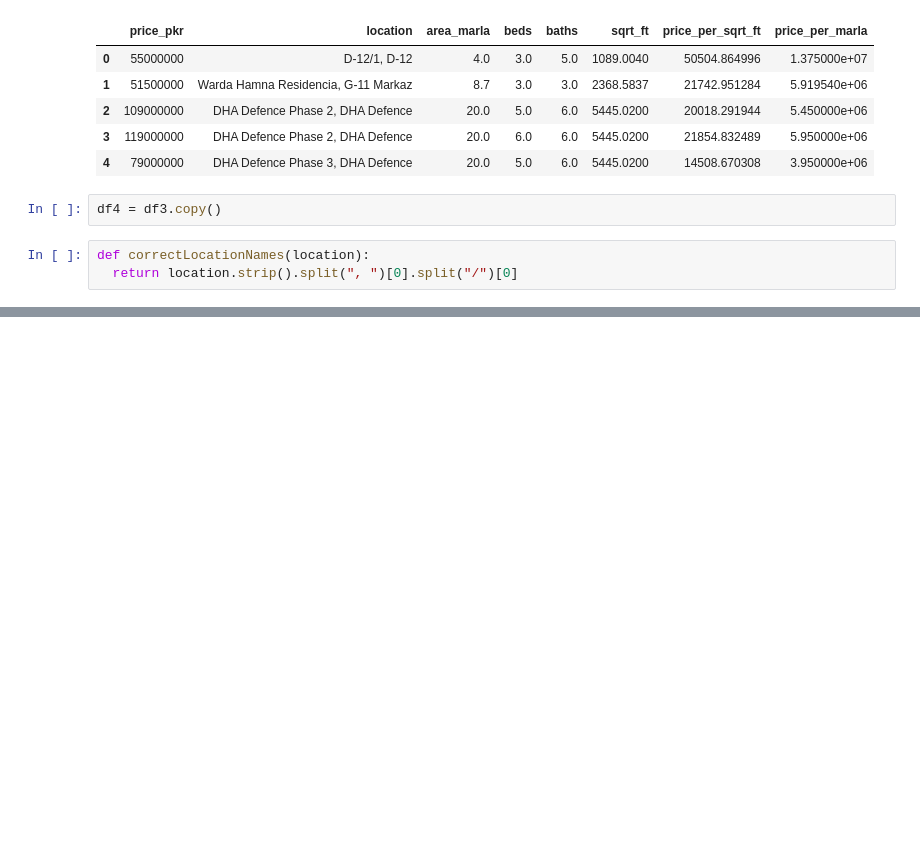
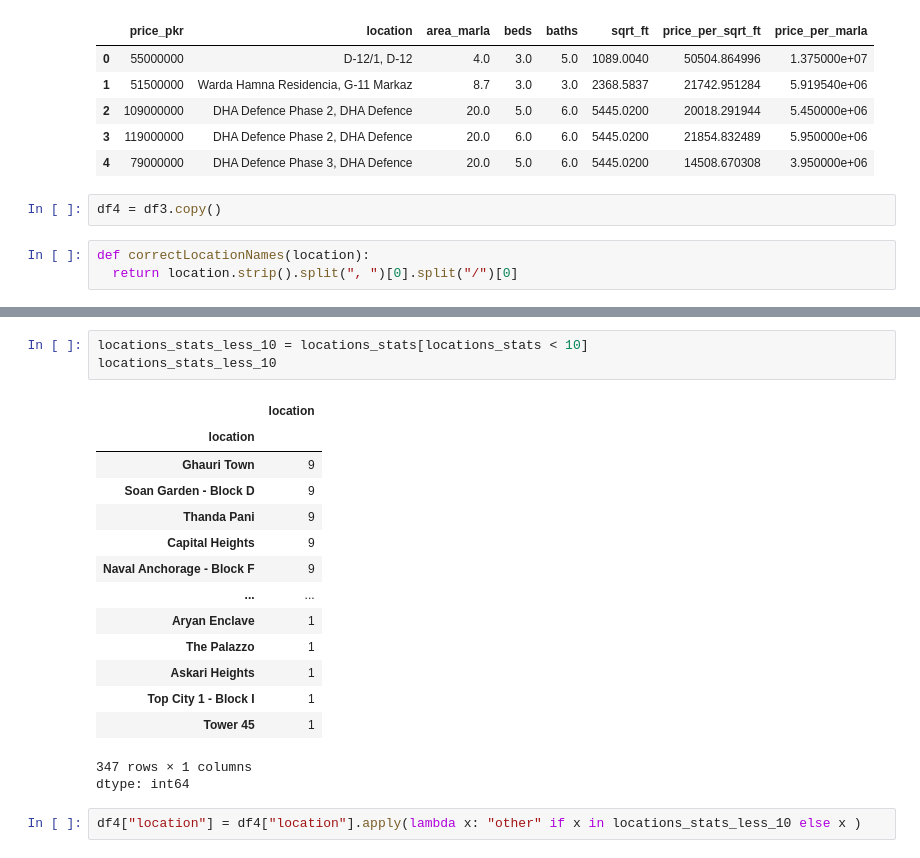
Before and after one commit to aliturab99/Islamabad_House_price_prediction_ML_Project, a Jupyter notebook: Zameen_com_Islamabad_Properties_Data_Science_Project.ipynb, the cells around one changed output, grey strips where cells are left out. Cells and saved outputs as stored; diff of their text form; blank space fills up the shorter version.

```diff
--- a/Zameen_com_Islamabad_Properties_Data_Science_Project.ipynb
+++ b/Zameen_com_Islamabad_Properties_Data_Science_Project.ipynb
@@ -184 +215,22 @@ df4["location"] = df4["location"].apply(correctLocationNames)
+# %%
+locations_stats_less_10 = locations_stats[locations_stats < 10]
+locations_stats_less_10
+# %% [output]
+|  | location |
+| location |  |
+| Ghauri Town | 9 |
+| Soan Garden - Block D | 9 |
+| Thanda Pani | 9 |
+| Capital Heights | 9 |
+| Naval Anchorage - Block F | 9 |
+| ... | ... |
+| Aryan Enclave | 1 |
+| The Palazzo | 1 |
+| Askari Heights | 1 |
+| Top City 1 - Block I | 1 |
+| Tower 45 | 1 |
+347 rows × 1 columns
+dtype: int64
+# %%
+df4["location"] = df4["location"].apply(lambda x: "other" if x in locations_stats_less_10 else x )
 # %%
```
Also changed, not shown: parts of 9 cells of this notebook.
